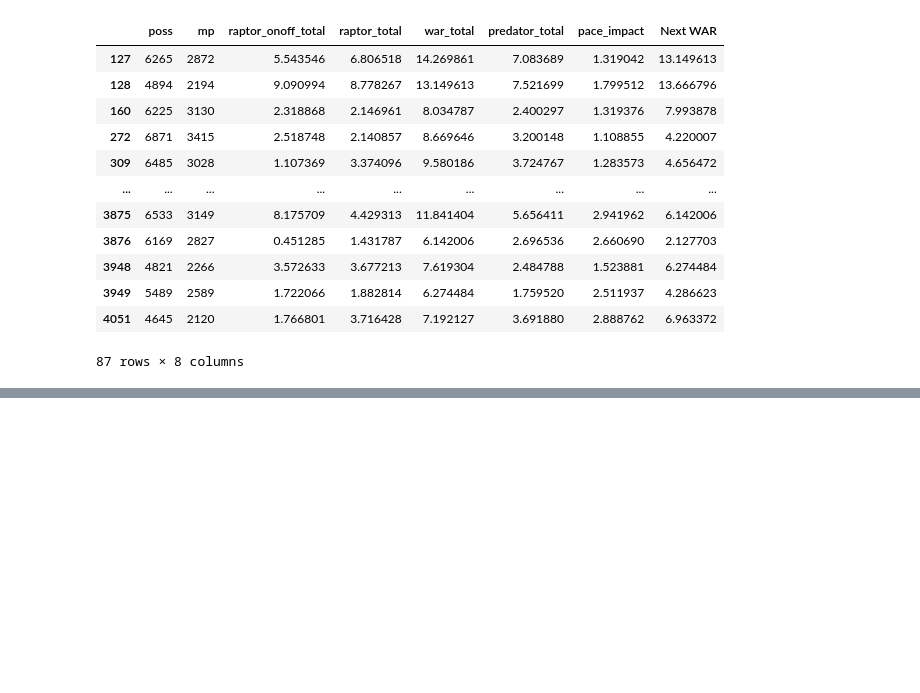
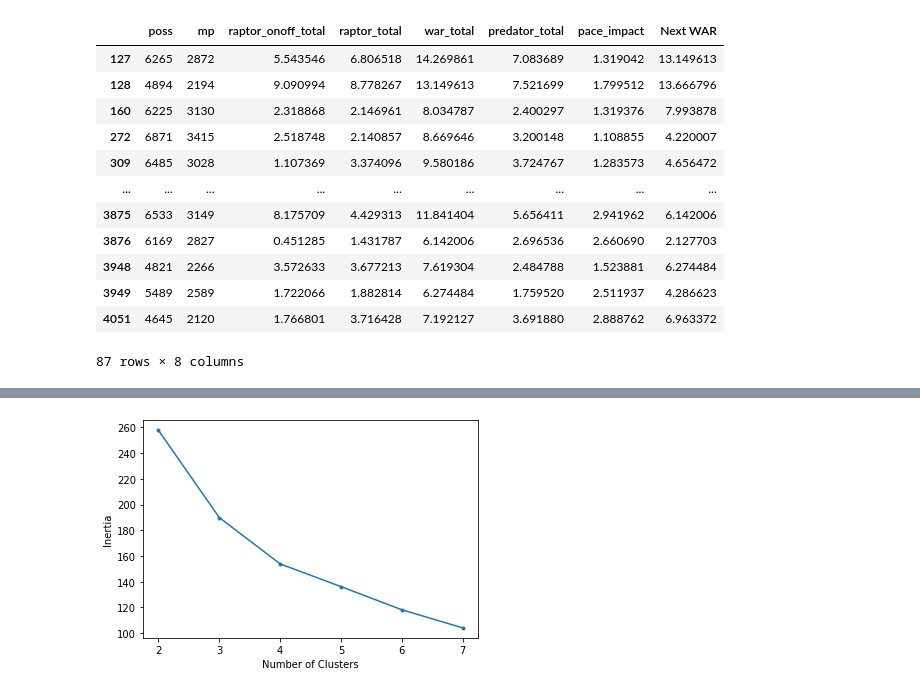
Before and after one commit to acafiero/sports-project2, a Jupyter notebook: Cafiero_Project_2.ipynb, the cells around one changed output, grey strips where cells are left out. Cells and saved outputs as stored; diff of their text form; code cells hidden in the pictures; blank space fills up the shorter version.

```diff
--- a/Cafiero_Project_2.ipynb
+++ b/Cafiero_Project_2.ipynb
@@ -255,13 +292,0 @@ plt.show()
-# %%
-ks = range(2,8)
-sil = []
-
-for k in ks:
-  kmeans = KMeans(n_clusters=k, random_state=42)
-  kmeans.fit(scaled_x)
-  sil.append(silhouette_score(scaled_x, kmeans.labels_))
-
-plt.plot(ks, sil, marker = '.')
-plt.xlabel('Number of Clusters')
-plt.ylabel('Silo Score')
-plt.show()
@@ -275,7 +292,0 @@ kmeans3.fit(scaled_x)
-# %%
-dfml['cluster3'] = kmeans3.labels_
-
-plt.scatter(dfml['war_total'], dfml['raptor_total'], c = dfml['cluster3'])
-plt.xlabel("Wins Above Replacement")
-plt.ylabel("RAPTOR")
-plt.show()
@@ -293,5 +307,11 @@ for i, col in enumerate(cluster_groups.columns[1:]):
 # %%
-y = dfml['war_total']
-X = dfml.drop(columns = 'war_total')
+y = dfml['Next WAR']
+X = dfml.drop(columns = ['Next WAR'])
 # %%
 X_train, X_test, y_train, y_test = train_test_split(X, y, random_state=42)
+# %%
+scaler = StandardScaler()
+scaler.fit(X_train)
+
+scaled_X = scaler.transform(X_train)
+scaled_X[:5]
@@ -297,0 +337,17 @@ X_train, X_test, y_train, y_test = train_test_split(X, y, random_state=42)
+# %%
+ks = range(2,8)
+inertias = []
+
+for k in ks:
+   kmeans = KMeans(n_clusters=k, random_state=42)
+   kmeans.fit(scaled_X)
+   inertias.append(kmeans.inertia_)
+
+plt.plot(ks, inertias, marker = '.')
+plt.xlabel('Number of Clusters')
+plt.ylabel('Inertia')
+plt.show()
+
+## Inertia seems to change around 3, so 3 clusters is a good start to consider
+# %% [output]
+[figure, added]
```
Also changed, not shown: parts of 48 cells of this notebook.
